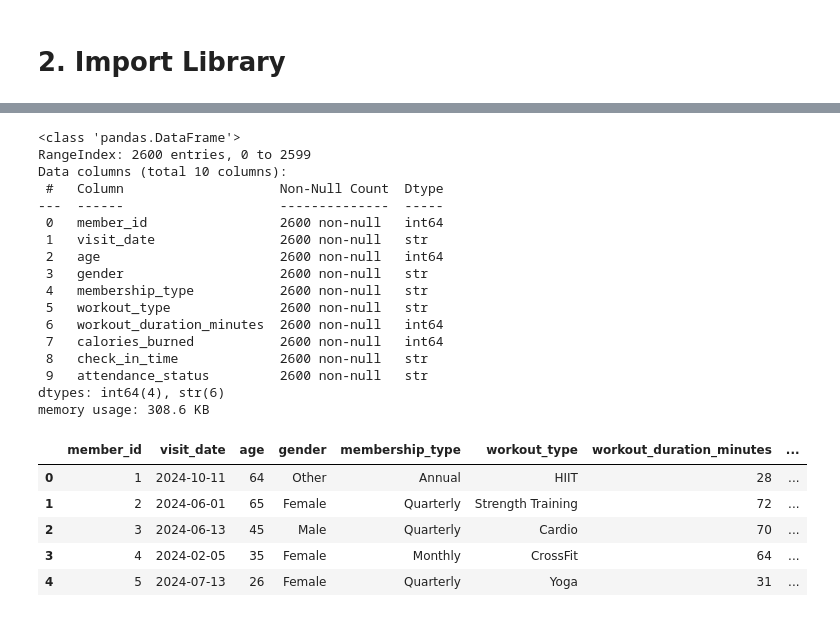
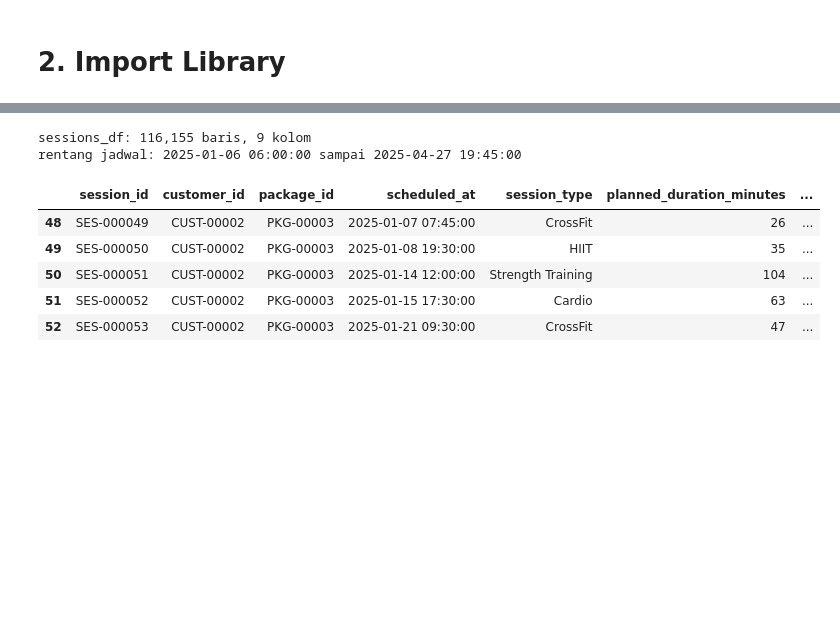
Before and after one commit to DaffaAlfiannoor/Customer-Retention-Risk, a Jupyter notebook: notebook.ipynb, the cells around one changed output, grey strips where cells are left out. Cells and saved outputs as stored; diff of their text form; code cells hidden in the pictures; blank space fills up the shorter version.

```diff
--- a/notebook.ipynb
+++ b/notebook.ipynb
@@ -110,5 +140,21 @@ data_raw = "data_raw"
 # %%
-main_df = pd.read_csv(f'{data_raw}/DadosV3.csv', sep=';')
-main_df.info()
-main_df.head()
+customers_df = pd.read_csv(f"{data_dummy}/customers.csv")
+
+RANDOM_STATE = 42
+HOLDOUT_FRACTION = 0.15
+
+development_customer_ids, holdout_customer_ids = train_test_split(
+    customers_df["customer_id"].to_numpy(),
+    test_size=HOLDOUT_FRACTION,
+    random_state=RANDOM_STATE,
+)
+development_customer_ids = pd.Index(development_customer_ids, name="customer_id")
+holdout_customer_ids = pd.Index(holdout_customer_ids, name="customer_id")
+
+assert development_customer_ids.intersection(holdout_customer_ids).empty
+assert len(development_customer_ids) + len(holdout_customer_ids) == len(customers_df)
+
+print(f"customers_df: {customers_df.shape[0]:,} baris, {customers_df.shape[1]} kolom")
+print(f"customer unik: {customers_df['customer_id'].nunique():,}")
+customers_df.loc[customers_df["customer_id"].isin(development_customer_ids)].head()
 # %% [output]
@@ -167,29 +191,19 @@ memory usage: 437.6 KB
 # %%
-attendance_df = pd.read_csv(f'{data_raw}/daily_gym_attendance_workout_data.csv')
-attendance_df.info()
-attendance_df.head()
+sessions_df = pd.read_csv(
+    f"{data_dummy}/sessions.csv",
+    parse_dates=["scheduled_at"],
+)
+
+print(f"sessions_df: {sessions_df.shape[0]:,} baris, {sessions_df.shape[1]} kolom")
+print(f"rentang jadwal: {sessions_df['scheduled_at'].min()} sampai {sessions_df['scheduled_at'].max()}")
+sessions_df.loc[sessions_df["customer_id"].isin(development_customer_ids)].drop(columns=["status"]).head()
 # %% [output]
-<class 'pandas.DataFrame'>
-RangeIndex: 2600 entries, 0 to 2599
-Data columns (total 10 columns):
- #   Column                    Non-Null Count  Dtype
----  ------                    --------------  -----
- 0   member_id                 2600 non-null   int64
- 1   visit_date                2600 non-null   str
- 2   age                       2600 non-null   int64
- 3   gender                    2600 non-null   str
- 4   membership_type           2600 non-null   str
- 5   workout_type              2600 non-null   str
- 6   workout_duration_minutes  2600 non-null   int64
- 7   calories_burned           2600 non-null   int64
- 8   check_in_time             2600 non-null   str
- 9   attendance_status         2600 non-null   str
-dtypes: int64(4), str(6)
-memory usage: 308.6 KB
+sessions_df: 116,155 baris, 9 kolom
+rentang jadwal: 2025-01-06 06:00:00 sampai 2025-04-27 19:45:00
-|  | member_id | visit_date | age | gender | membership_type | workout_type | workout_duration_minutes | ... |
-| 0 | 1 | 2024-10-11 | 64 | Other | Annual | HIIT | 28 | ... |
-| 1 | 2 | 2024-06-01 | 65 | Female | Quarterly | Strength Training | 72 | ... |
-| 2 | 3 | 2024-06-13 | 45 | Male | Quarterly | Cardio | 70 | ... |
-| 3 | 4 | 2024-02-05 | 35 | Female | Monthly | CrossFit | 64 | ... |
-| 4 | 5 | 2024-07-13 | 26 | Female | Quarterly | Yoga | 31 | ... |
+|  | session_id | customer_id | package_id | scheduled_at | session_type | planned_duration_minutes | ... |
+| 48 | SES-000049 | CUST-00002 | PKG-00003 | 2025-01-07 07:45:00 | CrossFit | 26 | ... |
+| 49 | SES-000050 | CUST-00002 | PKG-00003 | 2025-01-08 19:30:00 | HIIT | 35 | ... |
+| 50 | SES-000051 | CUST-00002 | PKG-00003 | 2025-01-14 12:00:00 | Strength Training | 104 | ... |
+| 51 | SES-000052 | CUST-00002 | PKG-00003 | 2025-01-15 17:30:00 | Cardio | 63 | ... |
+| 52 | SES-000053 | CUST-00002 | PKG-00003 | 2025-01-21 09:30:00 | CrossFit | 47 | ... |
 # %%
```
Also changed, not shown: parts of 112 cells of this notebook.
